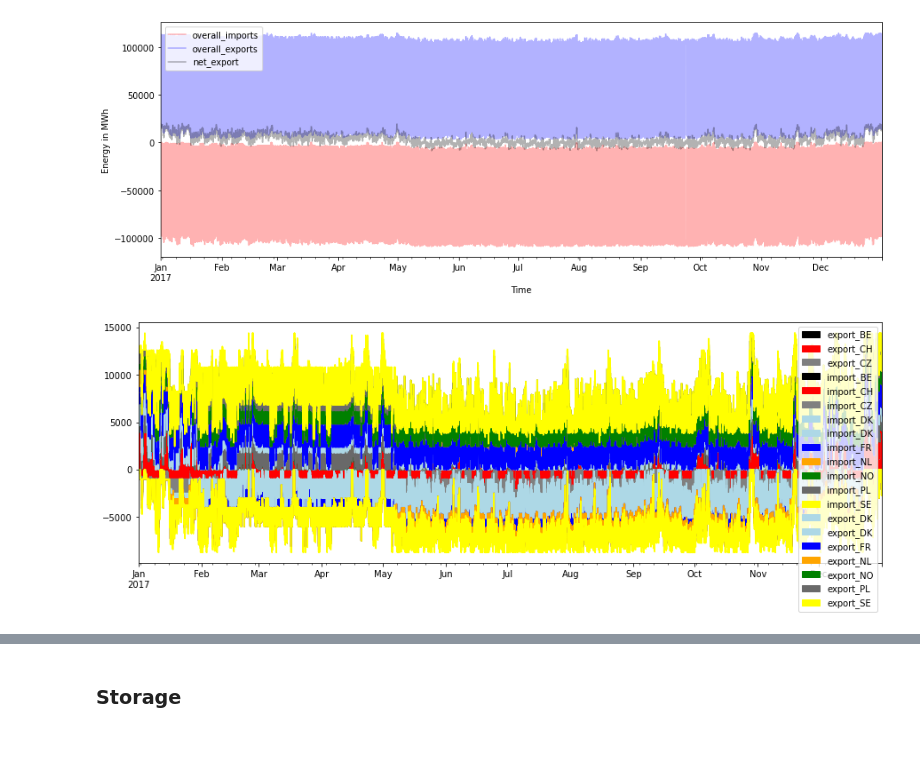
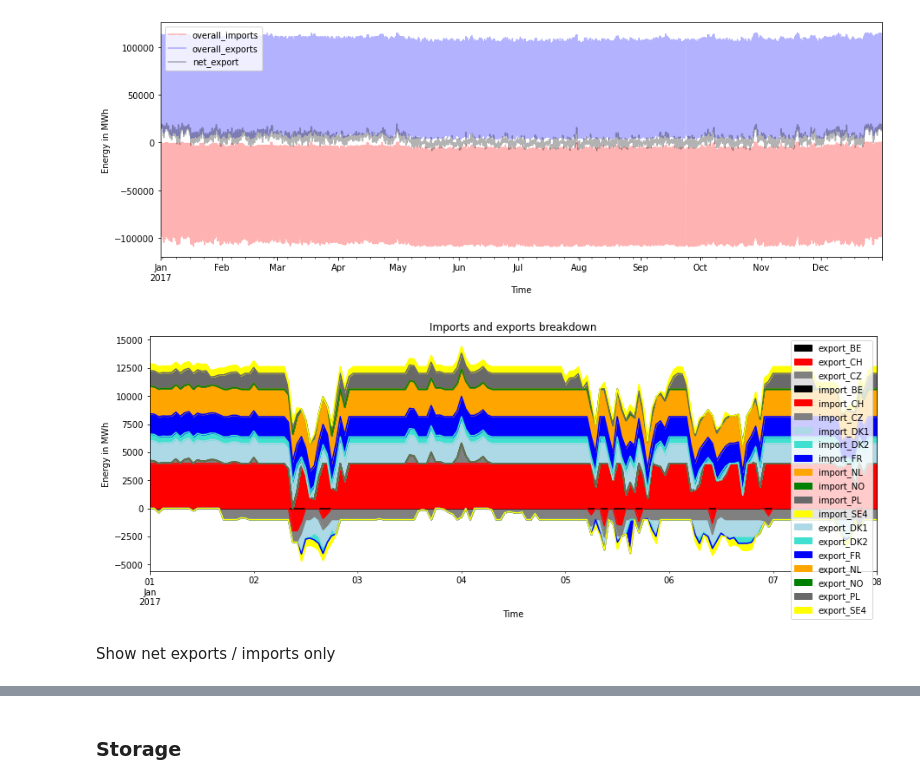
Before and after one commit to pommes-public/pommesevaluation, a Jupyter notebook: dispatch_validation.ipynb, the cells around one changed output, grey strips where cells are left out. Cells and saved outputs as stored; diff of their text form; code cells hidden in the pictures; blank space fills up the shorter version.

Commit message:
Extend evaluation of imports and exports

```diff
--- a/dispatch_validation.ipynb
+++ b/dispatch_validation.ipynb
@@ -65,8 +79,24 @@ plt.show()
 # %%
 im_ex_plot = im_ex_DE.copy()
 im_ex_plot[import_links] *= -1
-imports = {key: f"import_{key[3:5]}" for key in import_links}
-exports = {key: f"export_{key[11:13]}" for key in export_links}
+imports = {
+    key: f"import_{key[3:5]}"
+    for key in import_links
+    if "DK" not in key and "SE" not in key
+}
+for key in import_links:
+    if "DK" in key or "SE" in key:
+        imports[key] = f"import_{key[3:6]}"
+
+exports = {
+    key: f"export_{key[11:13]}"
+    for key in export_links
+    if "DK" not in key and "SE" not in key
+}
+for key in export_links:
+    if "DK" in key or "SE" in key:
+        exports[key] = f"export_{key[11:14]}"
+
 im_ex_plot.rename(columns=imports, inplace=True)
 im_ex_plot.rename(columns=exports, inplace=True)
 im_ex_plot.drop(
@@ -82,11 +112,13 @@ country_colors = {
     "CH": "red",
     "BE": "black",
     "CZ": "gray",
-    "DK": "lightblue",
+    "DK1": "lightblue",
+    "DK2": "turquoise",
     "PL": "dimgray",
     "NL": "orange",
     "NO": "green",
-    "SE": "yellow"
+    "SE4": "yellow",
+    "AT": "purple"
 }
 # %%
 colors_im = {
@@ -99,14 +131,22 @@ colors_ex = {
     for key, val in country_colors.items()
     for col in im_ex_plot.columns if key in col
 }
-country_colors = {**colors_im, **colors_ex}
+country_colors_im_ex = {**colors_im, **colors_ex}
 # %%
 # Remove exchange with Austria before market splitting in 2018
 if simulation_year <= 2018:
     im_ex_plot.drop(columns=["export_AT", "import_AT"], inplace=True)
+    country_colors.pop("AT")
+    country_colors_im_ex.pop("export_AT")
+    country_colors_im_ex.pop("import_AT")
 # %%
 fig, ax = plt.subplots(figsize=(15, 5))
-_ = im_ex_plot.plot(kind="area", ax=ax, color=country_colors)
+_ = im_ex_plot[:169].plot(kind="area", ax=ax, color=country_colors_im_ex)
+_ = ax.set_title("Imports and exports breakdown")
+_ = ax.set_xlabel("Time")
+_ = ax.set_ylabel("Energy in MWh")
 plt.show()
 # %% [output]
-[figure, old version]
+[figure, new version]
+# %% [markdown]
+Show net exports / imports only
```
Also changed, not shown: parts of 16 cells of this notebook.
